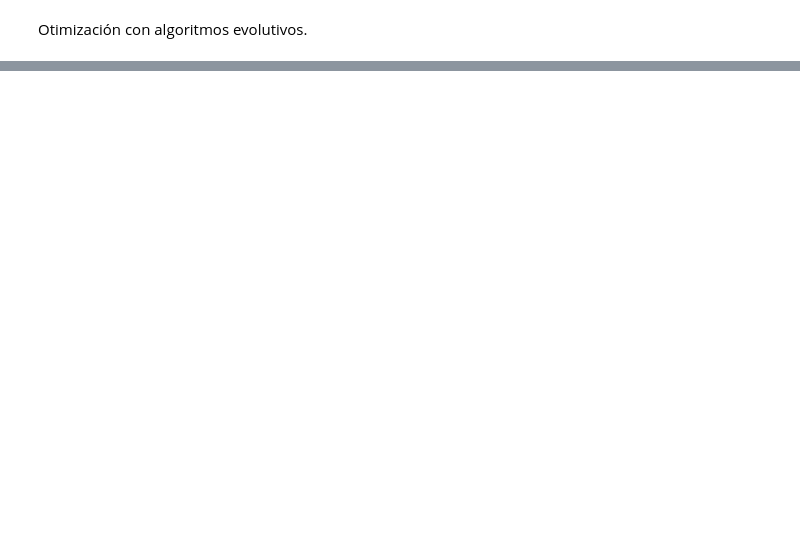
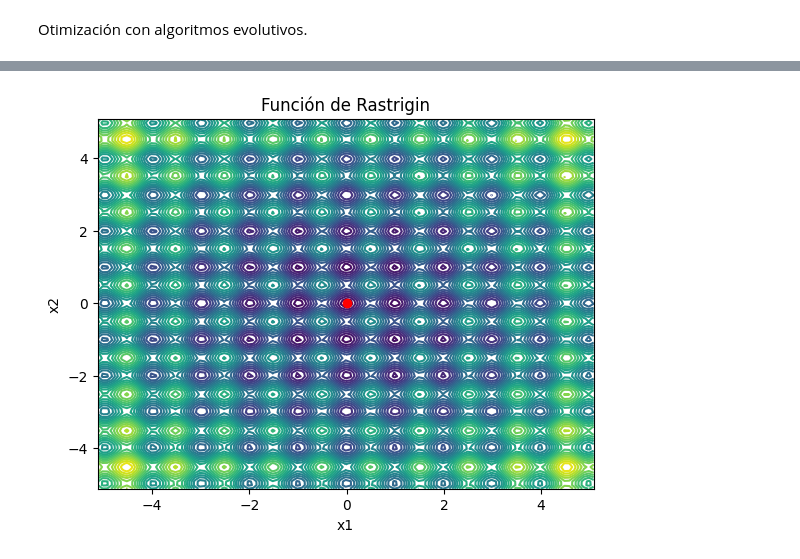
Before and after one commit to Jcortes99/NeuronalNetworksFirstWork, a Jupyter notebook: Punto1/Rastrigin.ipynb, the cells around one changed output, grey strips where cells are left out. Saved outputs shown, nothing was run; the diff lists cells and outputs as text; code cells hidden in the pictures; blank space fills up the shorter version.

```diff
--- a/Punto1/Rastrigin.ipynb
+++ b/Punto1/Rastrigin.ipynb
@@ -334,0 +281,28 @@ Predicted output based on the best solution : 43.91074103219985
+# %%
+import numpy as np
+from scipy.optimize import differential_evolution
+import matplotlib.pyplot as plt
+
+def f_rastrigin2d_vec(x):
+    x1 = x[0]
+    x2 = x[1]
+    y = 20 + x1**2 - 10*np.cos(2*np.pi*x1) + x2**2 - 10*np.cos(2*np.pi*x2)
+    return y
+
+bounds = [(-5.12, 5.12), (-5.12, 5.12)]
+opt_ras01 = differential_evolution(f_rastrigin2d_vec, bounds)
+
+# Plotting the function and the optimum
+delta = 0.1
+x1, x2 = np.meshgrid(np.arange(-5.12, 5.12, delta), np.arange(-5.12, 5.12, delta))
+Z = f_rastrigin2d_vec([x1, x2])
+
+plt.figure()
+plt.contour(x1, x2, Z, levels=30)
+plt.plot(opt_ras01.x[0], opt_ras01.x[1], 'ro')
+plt.title('Función de Rastrigin')
+plt.xlabel('x1')
+plt.ylabel('x2')
+plt.show()
+# %% [output]
+[figure, added]
```
Also changed, not shown: parts of 4 cells of this notebook.
